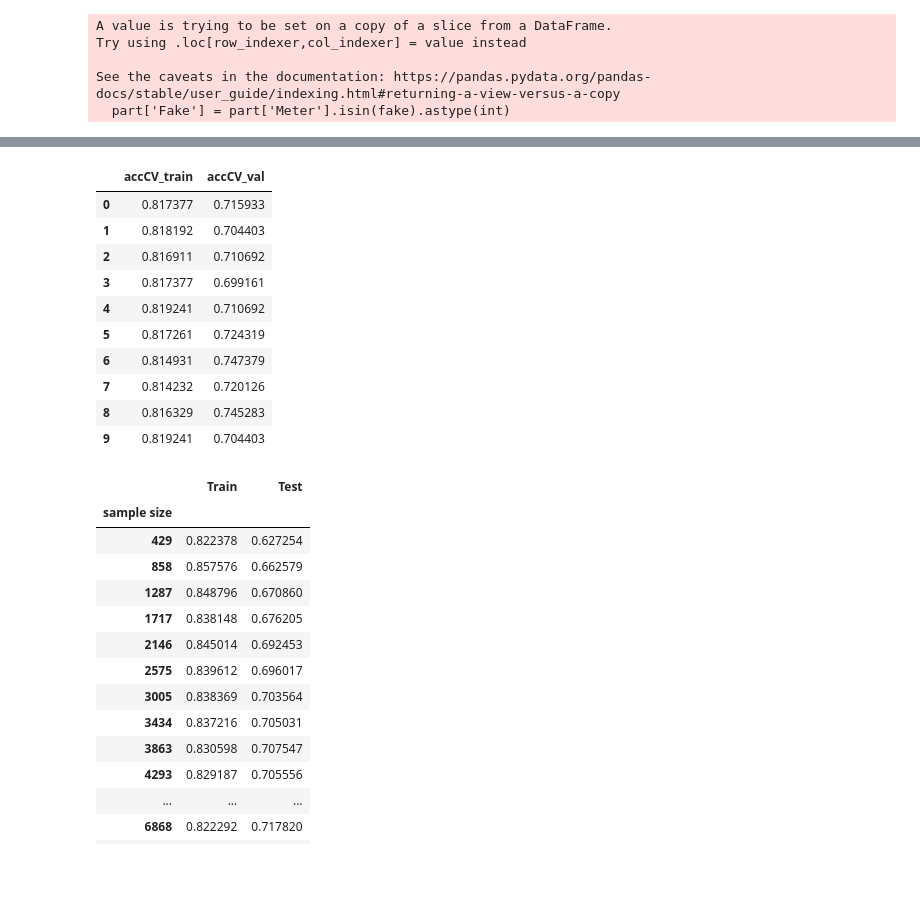
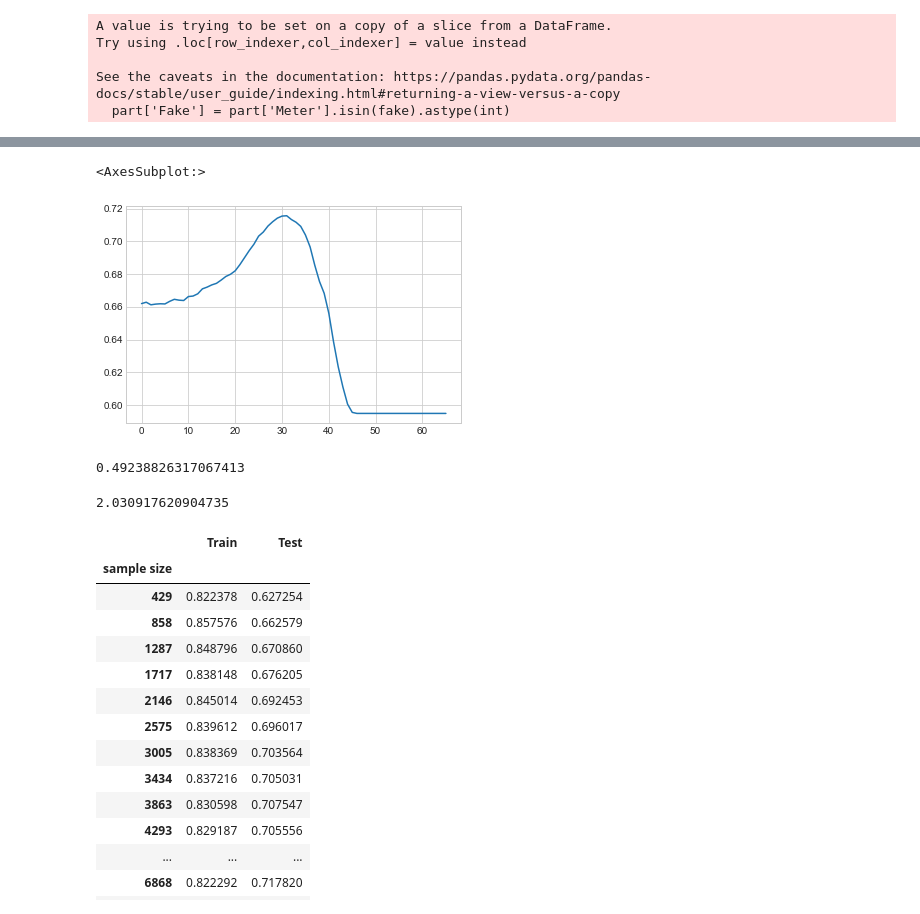
Before and after one commit to pgb206/ISDS2022_group7, a Jupyter notebook: project_copy/project.ipynb, the cells around one changed output, grey strips where cells are left out. Cells and saved outputs as stored; diff of their text form; code cells hidden in the pictures; blank space fills up the shorter version.

```diff
--- a/project_copy/project.ipynb
+++ b/project_copy/project.ipynb
@@ -560,0 +557,10 @@ X_test_bag = tfidf.transform(X_test)
+# %%
+lambdas = np.logspace(-4, 4, 66)
+Cs = 1/lambdas
+# %%
+gs = GridSearchCV(estimator = pipe,
+                  param_grid = {'logisticregression__C' : Cs},
+                  scoring = 'accuracy',
+                  cv = 2)
+# %%
+gs.fit(X_dev, y_dev)
@@ -560,0 +615,13 @@ X_test_bag = tfidf.transform(X_test)
+# %%
+pd.DataFrame(gs.cv_results_)['mean_test_score'].plot()
+# %% [output]
+<AxesSubplot:>
+[figure, added]
+# %%
+lambdas[30]
+# %% [output]
+0.49238826317067413
+# %%
+Cs[30]
+# %% [output]
+2.030917620904735
@@ -586,17 +665,3 @@ for train_idx, val_idx in folds:
 
     accCV_train.append(acc(y_train, train_preds))
     accCV_val.append(acc(y_val, val_preds))
-# %%
-pd.DataFrame([accCV_train, accCV_val], index=['accCV_train', 'accCV_val']).T
-# %% [output]
-|  | accCV_train | accCV_val |
-| 0 | 0.817377 | 0.715933 |
-| 1 | 0.818192 | 0.704403 |
-| 2 | 0.816911 | 0.710692 |
-| 3 | 0.817377 | 0.699161 |
-| 4 | 0.819241 | 0.710692 |
-| 5 | 0.817261 | 0.724319 |
-| 6 | 0.814931 | 0.747379 |
-| 7 | 0.814232 | 0.720126 |
-| 8 | 0.816329 | 0.745283 |
-| 9 | 0.819241 | 0.704403 |
```
Also changed, not shown: parts of 14 cells of this notebook.
